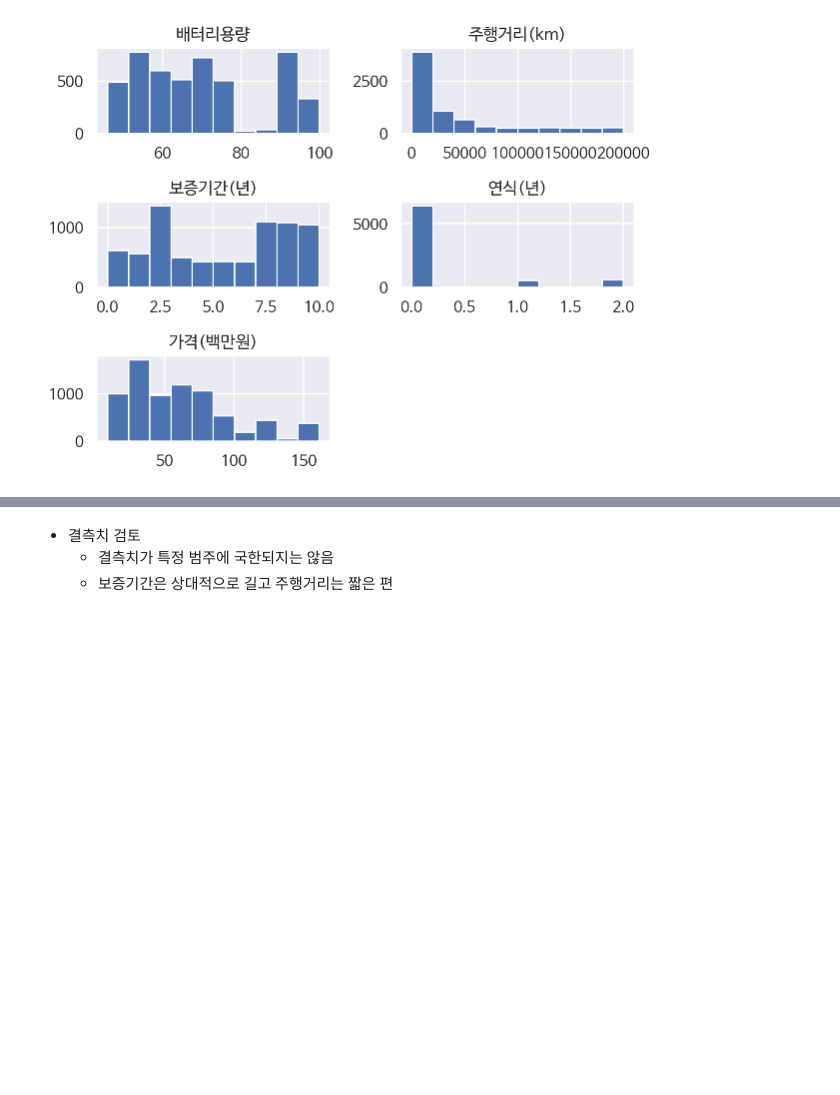
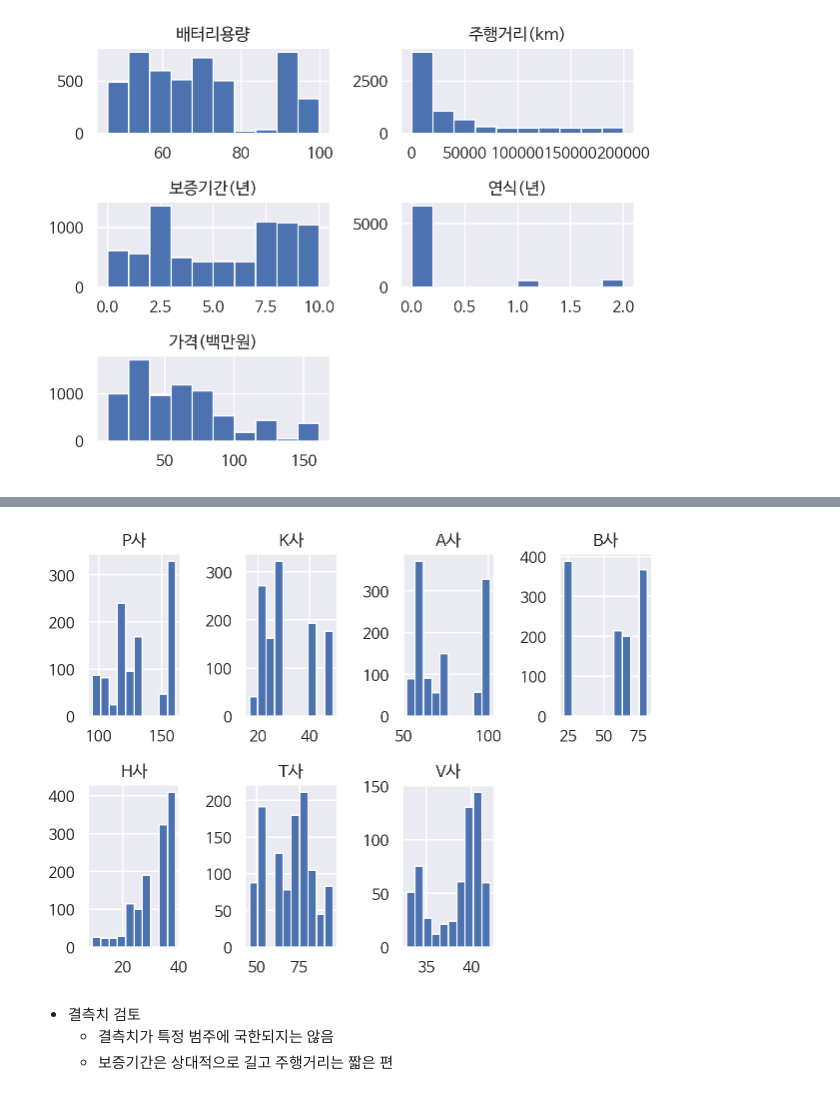
Before and after one commit to Jeon-doun/Electronic_Car_Price_Prediction, a Jupyter notebook: 전기차_가격_예측.ipynb, the cells around one changed output, grey strips where cells are left out. Cells and saved outputs as stored; diff of their text form; code cells hidden in the pictures; blank space fills up the shorter version.

```diff
--- a/전기차_가격_예측.ipynb
+++ b/전기차_가격_예측.ipynb
@@ -103,3 +178,13 @@ plt.show()
+# %%
+for i, firm in enumerate(train_df.제조사.unique()):
+  plt.subplot(2, 4, i+1)
+  target = train_df.loc[train_df.제조사 == firm]
+  target['가격(백만원)'].hist()
+  plt.title(firm)
+plt.tight_layout()
+plt.show()
+# %% [output]
+[figure, added]
 # %% [markdown]
 - 결측치 검토
   - 결측치가 특정 범주에 국한되지는 않음
```
Also changed, not shown: parts of 50 cells of this notebook.
